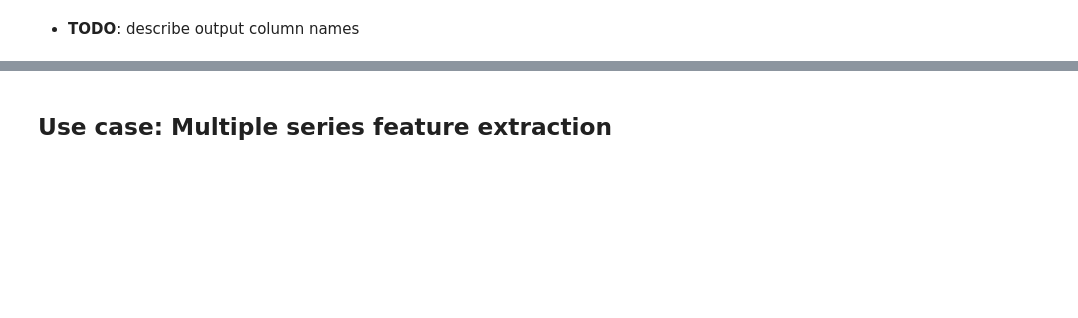
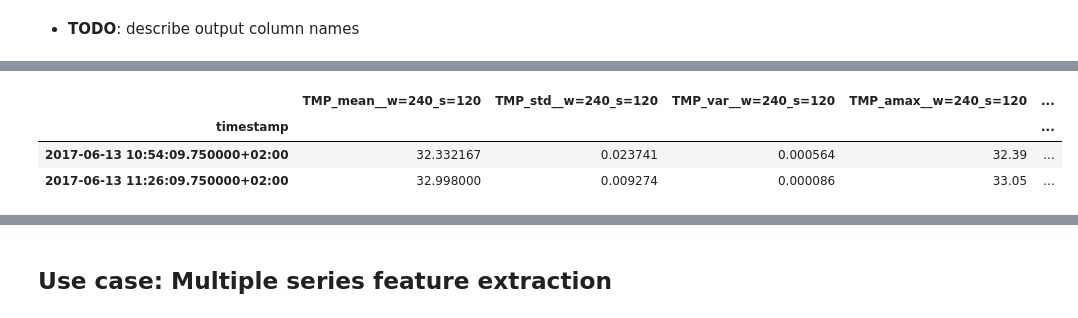
Before and after one commit to predict-idlab/tsflex, a Jupyter notebook: example.ipynb, the cells around one changed output, grey strips where cells are left out. Saved outputs shown, nothing was run; the diff lists cells and outputs as text; code cells hidden in the pictures; blank space fills up the shorter version.

```diff
--- a/example.ipynb
+++ b/example.ipynb
@@ -215,0 +216,5 @@ Wall time: 323 ms
+# %%
+%%time
+# not multiprocessing
+tmp_feat_extr.calculate(df_tmp, merge_dfs=True, n_jobs=0).sample(2)
+# %% [output]
@@ -216,3 +224,7 @@ Wall time: 323 ms
+|  | TMP_mean__w=240_s=120 | TMP_std__w=240_s=120 | TMP_var__w=240_s=120 | TMP_amax__w=240_s=120 | ... |
+| timestamp |  |  |  |  | ... |
+| 2017-06-13 10:54:09.750000+02:00 | 32.332167 | 0.023741 | 0.000564 | 32.39 | ... |
+| 2017-06-13 11:26:09.750000+02:00 | 32.998000 | 0.009274 | 0.000086 | 33.05 | ... |
 # %%
 %%time
 # multiprocessing
```
Also changed, not shown: parts of 18 cells of this notebook.
